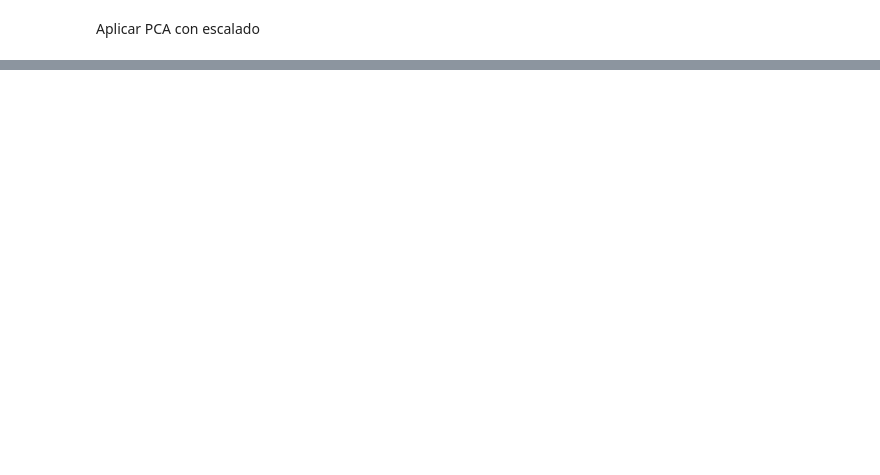
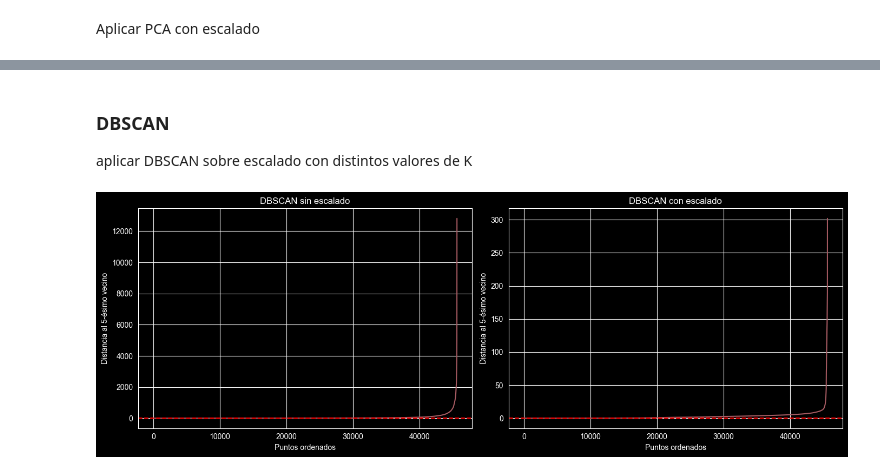
Before and after one commit to SebaSalasLvd/proyecto-mineria, a Jupyter notebook: hito-2/pregunta_4.ipynb, the cells around one changed output, grey strips where cells are left out. Saved outputs shown, nothing was run; the diff lists cells and outputs as text; code cells hidden in the pictures; blank space fills up the shorter version.

Commit message:
feat: DBSCAN added to P4

```diff
--- a/hito-2/pregunta_4.ipynb
+++ b/hito-2/pregunta_4.ipynb
@@ -251,0 +265,29 @@ plt.show()
+# %% [markdown]
+### DBSCAN
+
+aplicar DBSCAN sobre escalado con distintos valores de K
+# %%
+from sklearn.neighbors import NearestNeighbors
+from sklearn.cluster import DBSCAN
+import matplotlib.pyplot as plt
+import numpy as np
+
+def plot_k_distances(X_pca_data, title, ax, k=5):
+    neighbors = NearestNeighbors(n_neighbors=k)
+    neighbors_fit = neighbors.fit(X_pca_data)
+    distances, _ = neighbors_fit.kneighbors(X_pca_data)
+    k_distances = np.sort(distances[:, k-1])
+    ax.plot(k_distances)
+    ax.axhline(y=0.5, color='r', linestyle='--')
+    ax.set_title(title)
+    ax.set_xlabel('Puntos ordenados')
+    ax.set_ylabel(f'Distancia al {k}-ésimo vecino')
+    ax.grid(True)
+
+fig, axes = plt.subplots(1, 2, figsize=(14, 5))
+plot_k_distances(X_pca, 'DBSCAN sin escalado', axes[0])
+plot_k_distances(X_pca_scaled, 'DBSCAN con escalado', axes[1])
+plt.tight_layout()
+plt.show()
+# %% [output]
+[figure, added]
```
Also changed, not shown: parts of 10 cells of this notebook.
